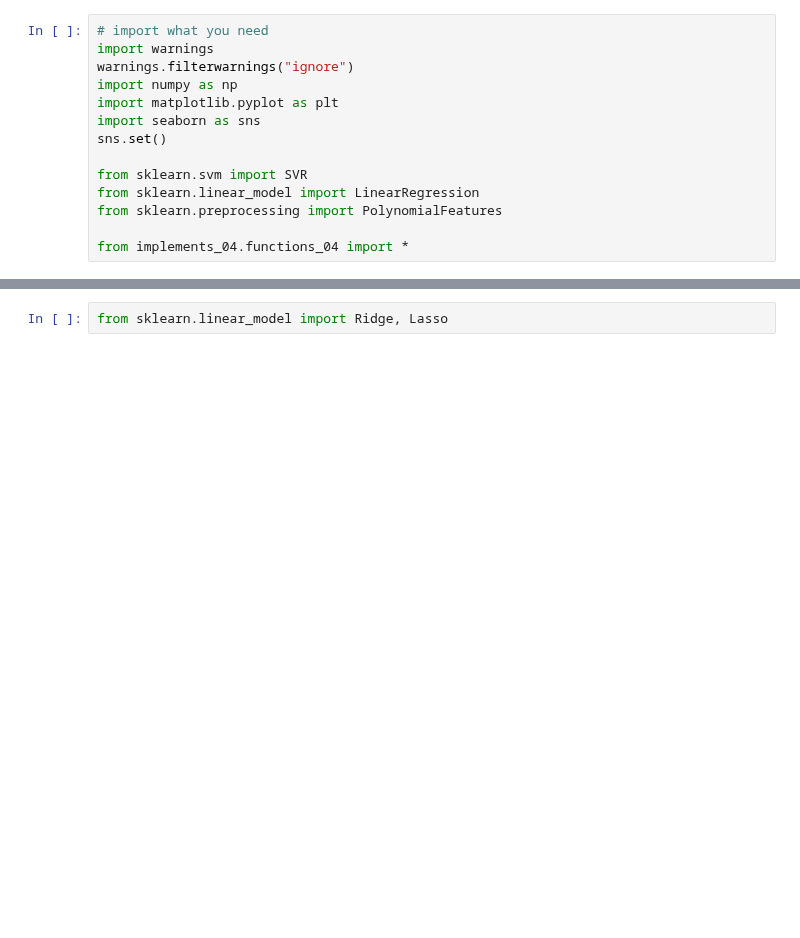
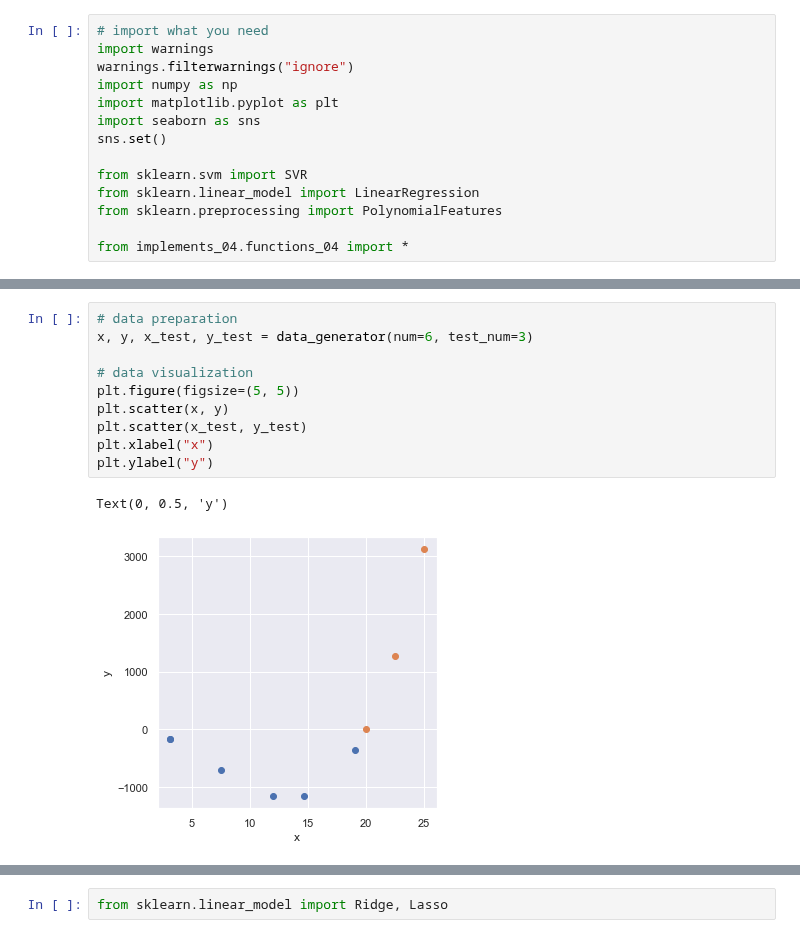
Before and after one commit to shinshoji01/gonken-lesson, a Jupyter notebook: 2020/04_Overfittng_and_Underfittng.ipynb, the cells around one changed output, grey strips where cells are left out. Saved outputs shown, nothing was run; the diff lists cells and outputs as text; blank space fills up the shorter version.

```diff
--- a/2020/04_Overfittng_and_Underfittng.ipynb
+++ b/2020/04_Overfittng_and_Underfittng.ipynb
@@ -462,0 +58,13 @@ In reality, we can't determine the complexity of the training set prefectly. In
+# %%
+# data preparation
+x, y, x_test, y_test = data_generator(num=6, test_num=3)
+
+# data visualization
+plt.figure(figsize=(5, 5))
+plt.scatter(x, y)
+plt.scatter(x_test, y_test)
+plt.xlabel("x")
+plt.ylabel("y")
+# %% [output]
+Text(0, 0.5, 'y')
+[figure, added]
```
Also changed, not shown: parts of 82 cells of this notebook.
